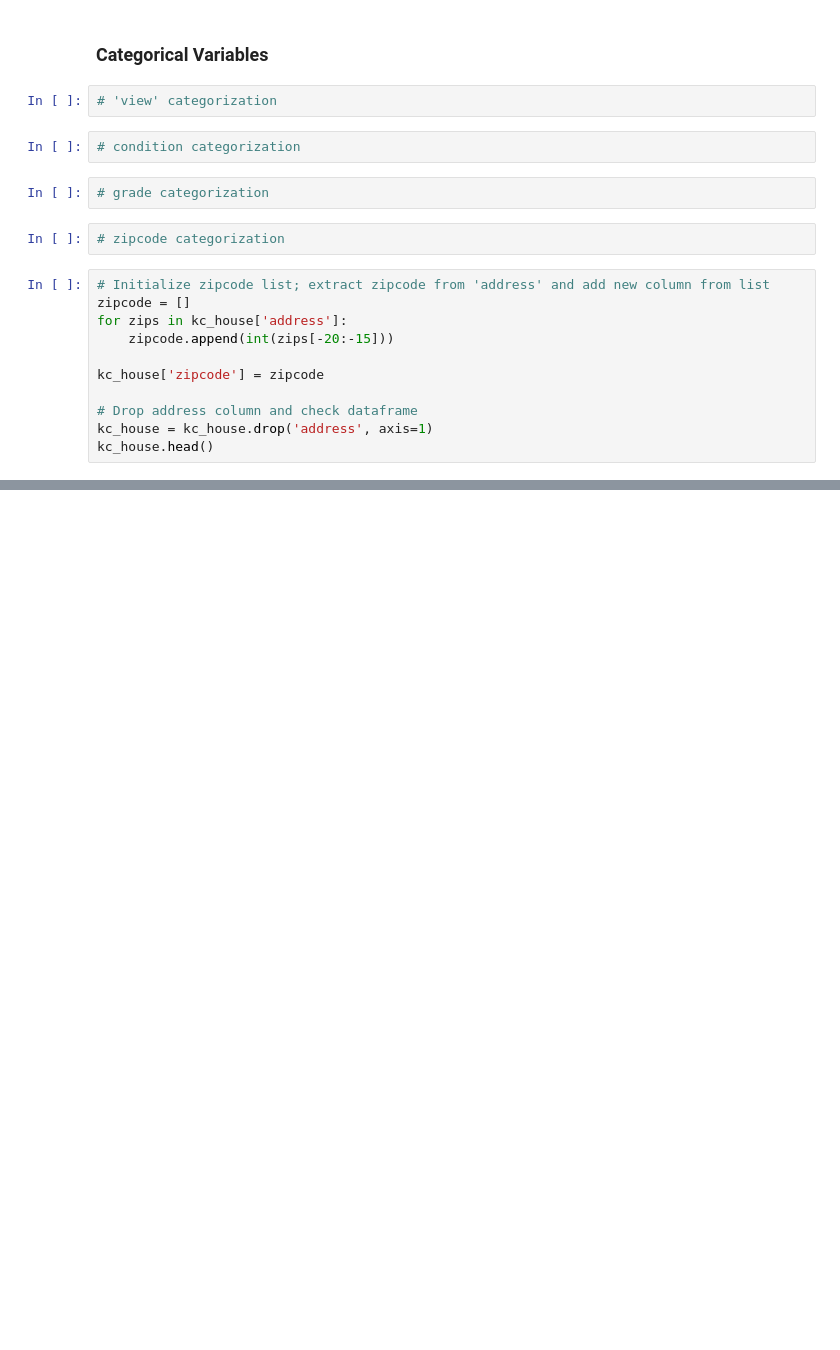
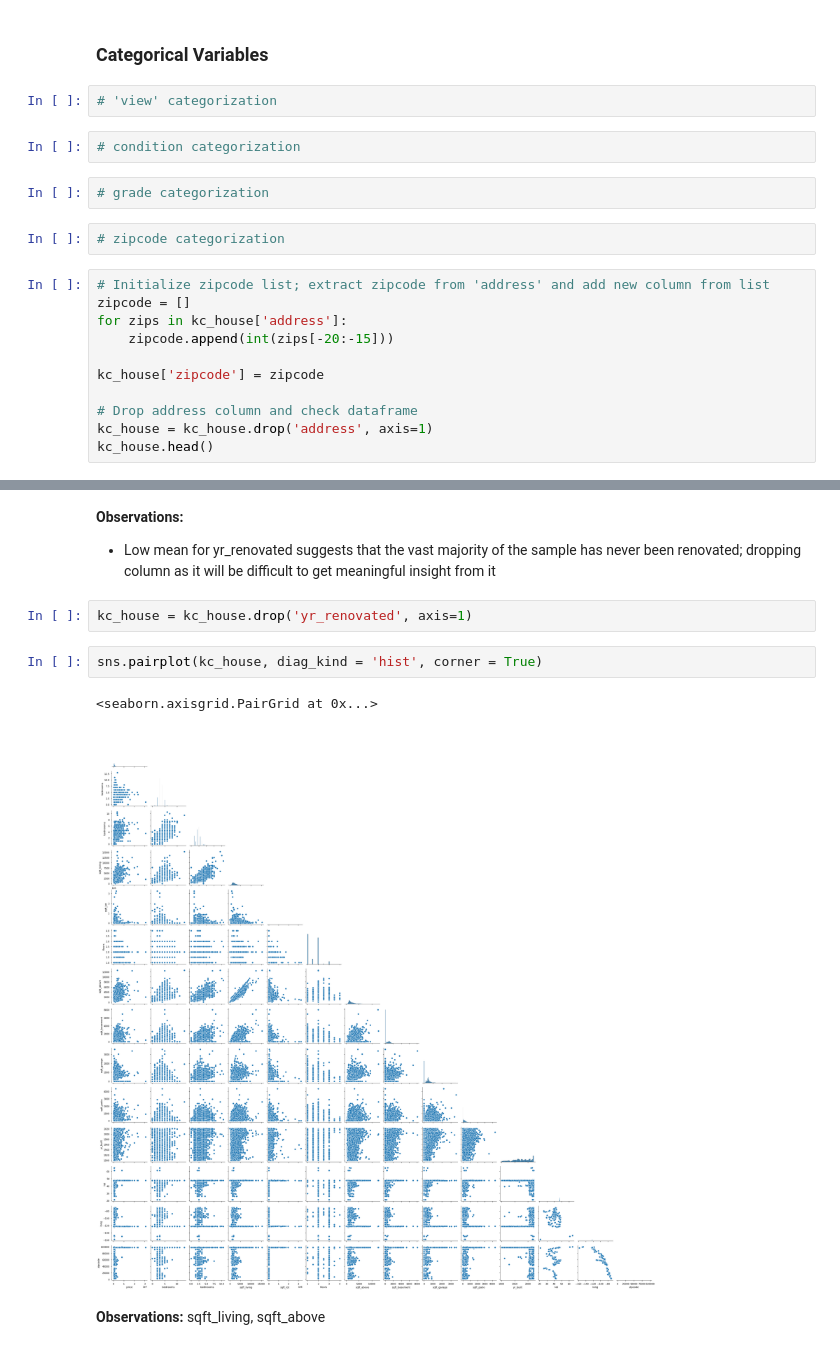
Before and after one commit to alvaromendizabal/dsc-phase-2-project-v2-3, a Jupyter notebook: notebook_final.ipynb, the cells around one changed output, grey strips where cells are left out. Drawn from its saved outputs; the diff is of its cells as text; blank space fills up the shorter version.

```diff
--- a/notebook_final.ipynb
+++ b/notebook_final.ipynb
@@ -344,0 +334,12 @@ kc_house.head()
+# %% [markdown]
+__Observations:__
+- Low mean for yr_renovated suggests that the vast majority of the sample has never been renovated; dropping column as it will be difficult to get meaningful insight from it
+# %%
+kc_house = kc_house.drop('yr_renovated', axis=1)
+# %%
+sns.pairplot(kc_house, diag_kind = 'hist', corner = True)
+# %% [output]
+<seaborn.axisgrid.PairGrid at 0x...>
+[figure, added]
+# %% [markdown]
+__Observations:__ sqft_living, sqft_above
```
Also changed, not shown: parts of 9 cells of this notebook.
